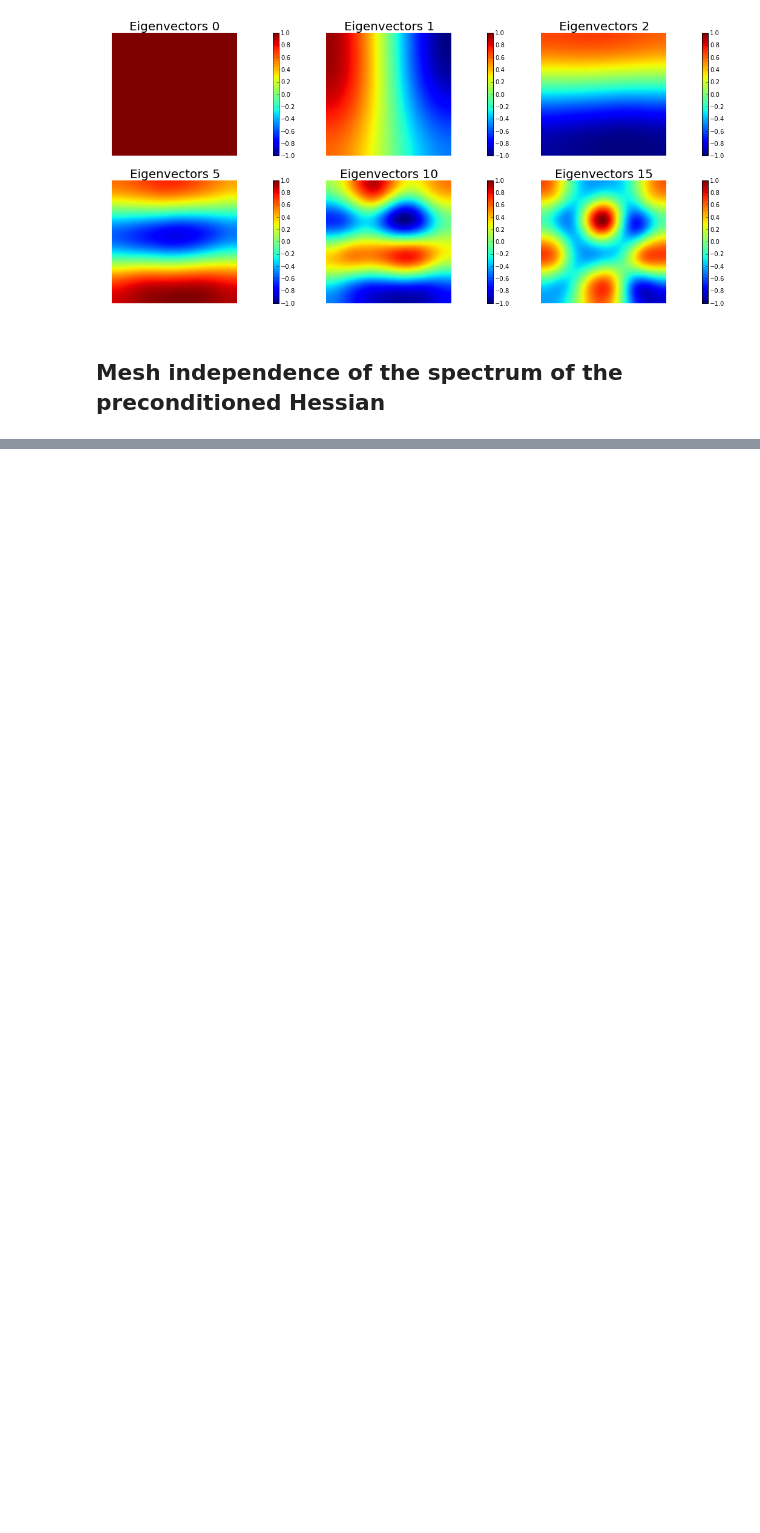
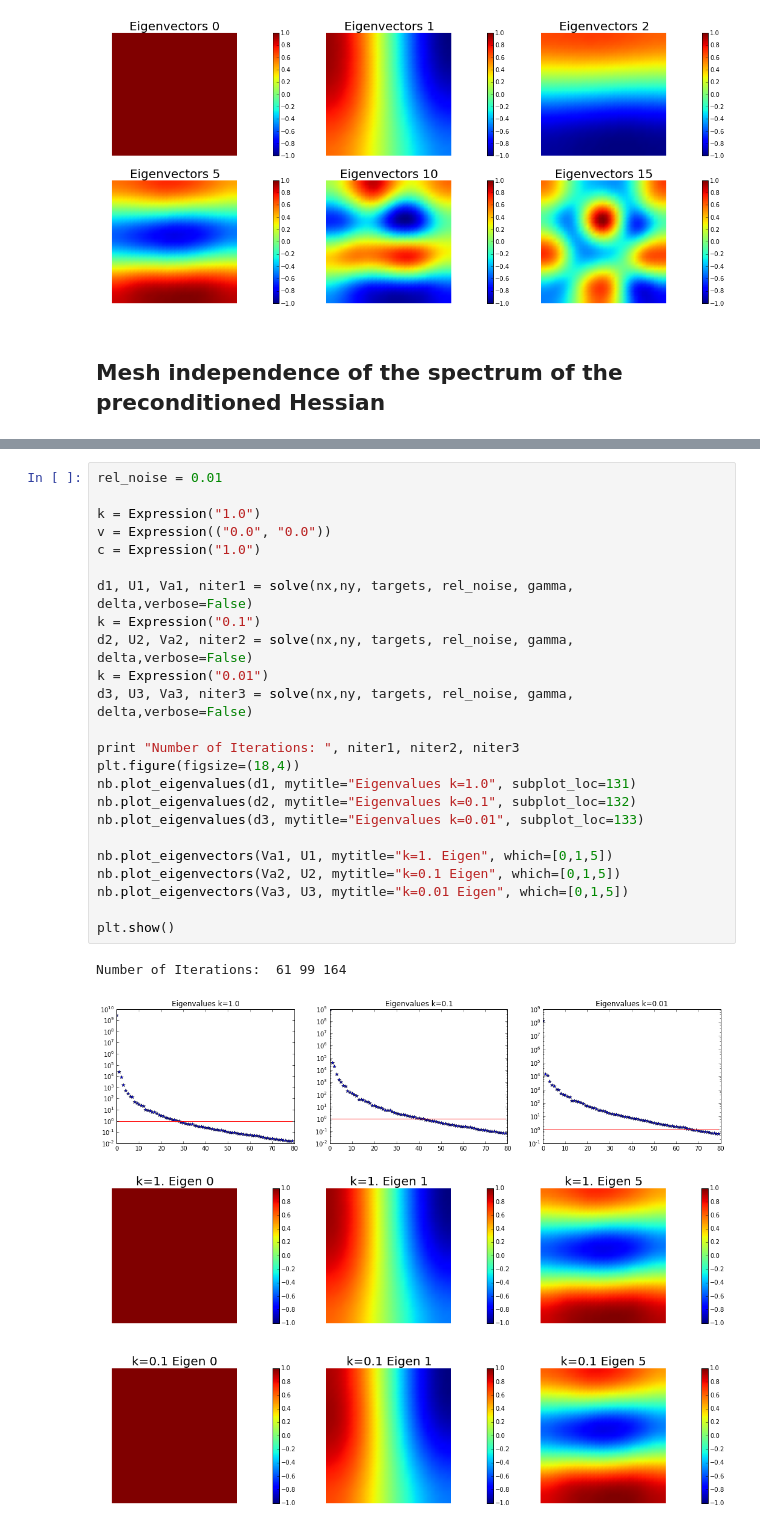
Before and after one commit to bcrestel/localhippylib, a Jupyter notebook: teaching/notebooks/HessianSpectrum_LinearSourceInversion.ipynb, the cells around one changed output, grey strips where cells are left out. Drawn from its saved outputs; the diff is of its cells as text; blank space fills up the shorter version.

```diff
--- a/teaching/notebooks/HessianSpectrum_LinearSourceInversion.ipynb
+++ b/teaching/notebooks/HessianSpectrum_LinearSourceInversion.ipynb
@@ -208,0 +258,29 @@ Number of Iterations:  31 38 36
+# %%
+rel_noise = 0.01
+
+k = Expression("1.0")
+v = Expression(("0.0", "0.0"))
+c = Expression("1.0")
+
+d1, U1, Va1, niter1 = solve(nx,ny, targets, rel_noise, gamma, delta,verbose=False)
+k = Expression("0.1")
+d2, U2, Va2, niter2 = solve(nx,ny, targets, rel_noise, gamma, delta,verbose=False)
+k = Expression("0.01")
+d3, U3, Va3, niter3 = solve(nx,ny, targets, rel_noise, gamma, delta,verbose=False)
+
+print "Number of Iterations: ", niter1, niter2, niter3
+plt.figure(figsize=(18,4))
+nb.plot_eigenvalues(d1, mytitle="Eigenvalues k=1.0", subplot_loc=131)
+nb.plot_eigenvalues(d2, mytitle="Eigenvalues k=0.1", subplot_loc=132)
+nb.plot_eigenvalues(d3, mytitle="Eigenvalues k=0.01", subplot_loc=133)
+
+nb.plot_eigenvectors(Va1, U1, mytitle="k=1. Eigen", which=[0,1,5])
+nb.plot_eigenvectors(Va2, U2, mytitle="k=0.1 Eigen", which=[0,1,5])
+nb.plot_eigenvectors(Va3, U3, mytitle="k=0.01 Eigen", which=[0,1,5])
+
+plt.show()
+# %% [output]
+Number of Iterations:  61 99 164
+[figure, added]
+[figure, added]
+[figure, added]
```
Also changed, not shown: parts of 7 cells of this notebook.
